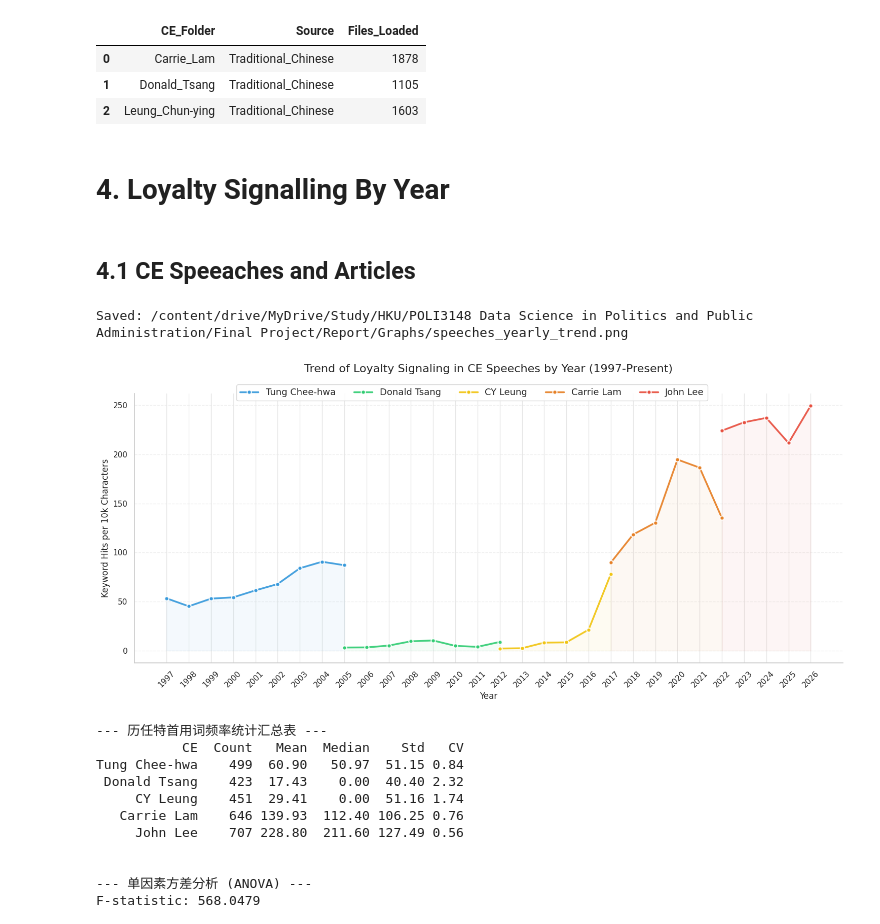
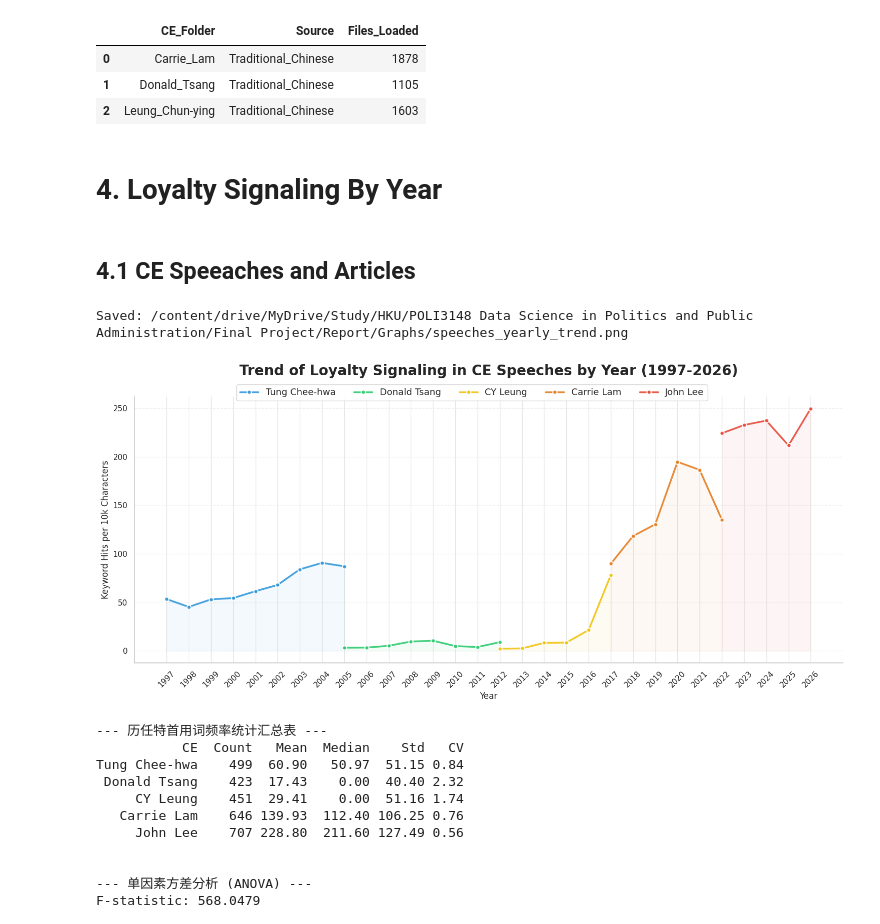
Before and after one commit to dengsherry2003-ui/Final_Project, a Jupyter notebook: Code/Analysis_combined.ipynb, the cells around one changed output. Saved outputs shown, nothing was run; the diff lists cells and outputs as text; code cells hidden in the pictures.

```diff
--- a/Code/Analysis_combined.ipynb
+++ b/Code/Analysis_combined.ipynb
@@ -682,7 +682,7 @@ Found 3 other CE folder(s): ['Carrie_Lam', 'Donald_Tsang', 'Leung_Chun-ying']
 | 1 | Donald_Tsang | Traditional_Chinese | 1105 |
 | 2 | Leung_Chun-ying | Traditional_Chinese | 1603 |
 # %% [markdown]
-# 4. Loyalty Signalling By Year
+# 4. Loyalty Signaling By Year
 # %% [markdown]
 ## 4.1 CE Speeaches and Articles
 # %%
@@ -837,35 +837,35 @@ else:
     max_year = df_yearly['Year'].max()
     ax1.set_xticks(np.arange(min_year, max_year + 1))
     ax1.set_xticklabels(np.arange(min_year, max_year + 1), rotation=45)
 
     # 设置标签与标题
     ax1.set_xlabel('Year', fontsize=12)
     ax1.set_ylabel("Keyword Hits per 10k Characters", fontsize=12)
-    plt.title("Trend of Loyalty Signaling in CE Speeches by Year (1997-Present)", fontsize=16, pad=30)
+    plt.title("Trend of Loyalty Signaling in CE Speeches by Year (1997-2026)", fontsize=20, fontweight="bold", pad=30)
 
     # 设定图例：合并 ax1 的内容
     handles, labels = ax1.get_legend_handles_labels()
     fig.legend(
         handles,
         labels,
         loc='upper center',
         ncol=min(len(labels), 5),
         frameon=True,
         framealpha=0.9,
         edgecolor='lightgray',
         fontsize=13,
         bbox_to_anchor=(0.5, 0.93)
 )
 
     # 网格线
     ax1.grid(axis="y", linestyle="--", alpha=0.6)
     sns.despine(ax=ax1, top=True, right=True)
 
     plt.tight_layout()
     save_and_show(fig, "speeches_yearly_trend")
 # %% [output]
 Saved: /content/drive/MyDrive/Study/HKU/POLI3148 Data Science in Politics and Public Administration/Final Project/Report/Graphs/speeches_yearly_trend.png
-[figure, old version]
+[figure, new version]
 # %%
 import scipy.stats as stats
 from statsmodels.stats.multicomp import pairwise_tukeyhsd
```
Also changed, not shown: parts of 9 cells of this notebook, 26 other files.
